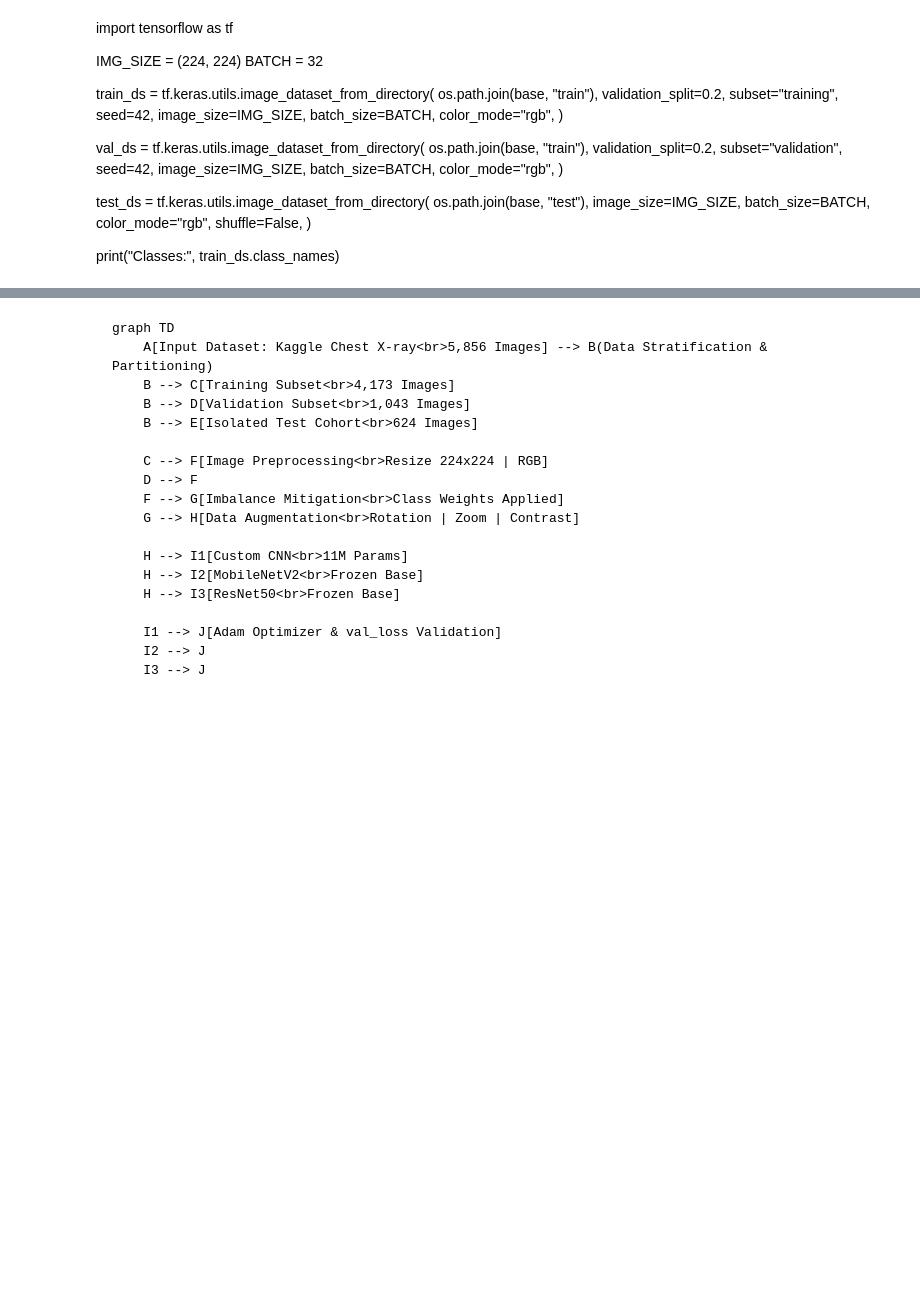
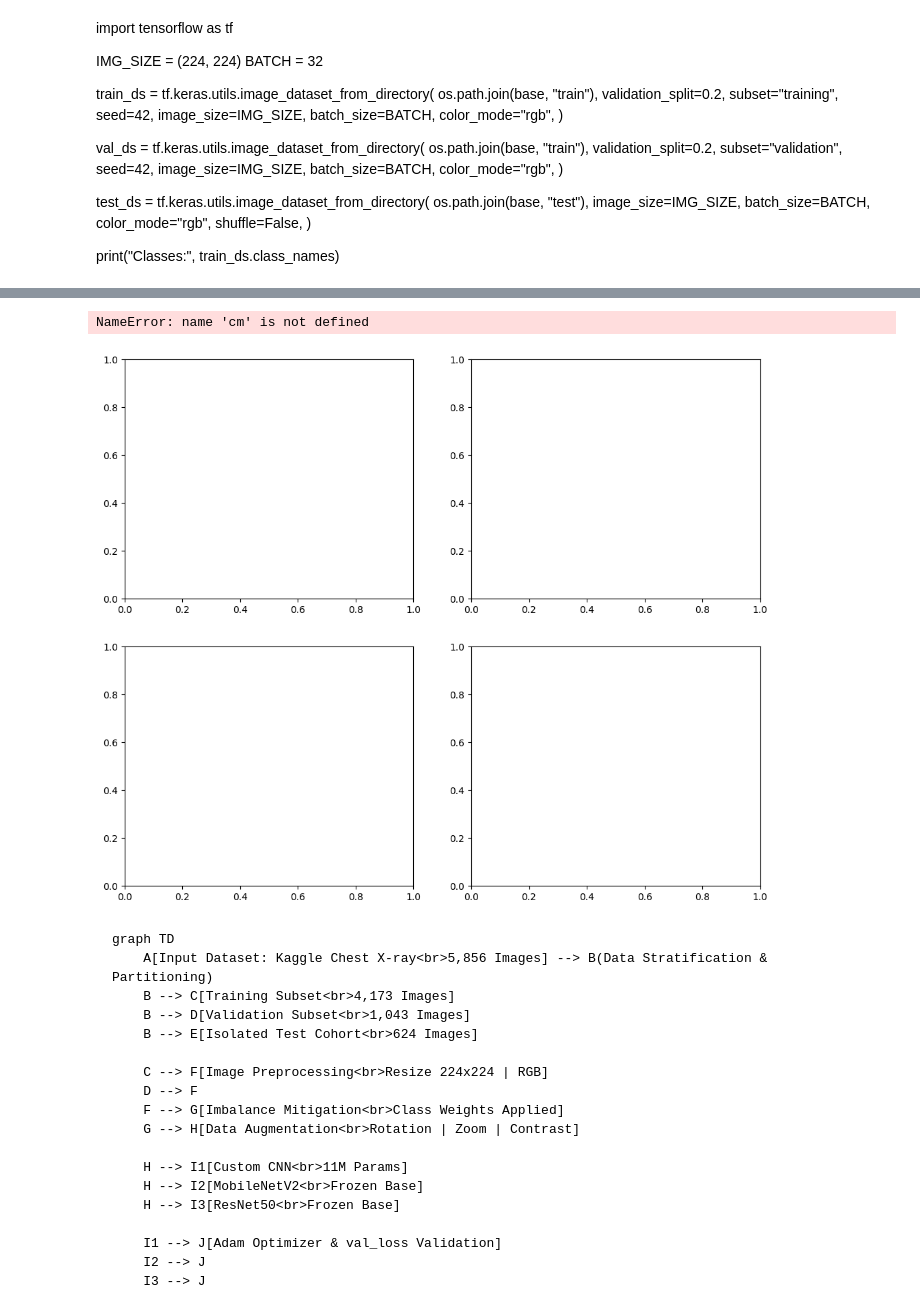
Before and after one commit to fahimahmedcse06-cmyk/chest-xray-pneumonia-detection, a Jupyter notebook: chest_xray_pneumonia_detection.ipynb, the cells around one changed output, grey strips where cells are left out. Cells and saved outputs as stored; diff of their text form; code cells hidden in the pictures; blank space fills up the shorter version.

```diff
--- a/chest_xray_pneumonia_detection.ipynb
+++ b/chest_xray_pneumonia_detection.ipynb
@@ -557,40 +757,43 @@ import matplotlib.pyplot as plt
 
 fig, axes = plt.subplots(2, 2, figsize=(12, 10))
 
-cm1 = [[89, 145], [4, 386]]
-cm2 = [[138, 96], [8, 382]]
-cm3 = [[117, 117], [4, 386]]
-cm4 = [[115, 119], [11, 379]]
+cm1 = cm
+cm2 = cm_aug
+cm3 = cm_mobilenet
+cm4 = cm_resnet
 
 labels = ['NORMAL', 'PNEUMONIA']
 
 # 1. Custom CNN (No Aug)
 sns.heatmap(cm1, annot=True, fmt='d', cmap='Blues', ax=axes[0, 0], xticklabels=labels, yticklabels=labels)
 axes[0, 0].set_title('Custom CNN (No Aug)')
 axes[0, 0].set_ylabel('Actual')
 axes[0, 0].set_xlabel('Predicted')
 
 # 2. Custom CNN (With Aug)
 sns.heatmap(cm2, annot=True, fmt='d', cmap='Greens', ax=axes[0, 1], xticklabels=labels, yticklabels=labels)
 axes[0, 1].set_title('Custom CNN (With Aug)')
 axes[0, 1].set_ylabel('Actual')
 axes[0, 1].set_xlabel('Predicted')
 
 # 3. MobileNetV2
 sns.heatmap(cm3, annot=True, fmt='d', cmap='Purples', ax=axes[1, 0], xticklabels=labels, yticklabels=labels)
 axes[1, 0].set_title('MobileNetV2 (Freeze)')
 axes[1, 0].set_ylabel('Actual')
 axes[1, 0].set_xlabel('Predicted')
 
 # 4. ResNet50
 sns.heatmap(cm4, annot=True, fmt='d', cmap='Oranges', ax=axes[1, 1], xticklabels=labels, yticklabels=labels)
 axes[1, 1].set_title('ResNet50 (Freeze)')
 axes[1, 1].set_ylabel('Actual')
 axes[1, 1].set_xlabel('Predicted')
 
 plt.suptitle('Confusion Matrices Heatmap for All Models', fontsize=16, fontweight='bold')
 plt.tight_layout()
 plt.show()
+# %% [output]
+NameError: name 'cm' is not defined
+[figure, added]
 # %%
 import cv2
 import numpy as np
```
Also changed, not shown: parts of 18 cells of this notebook.
